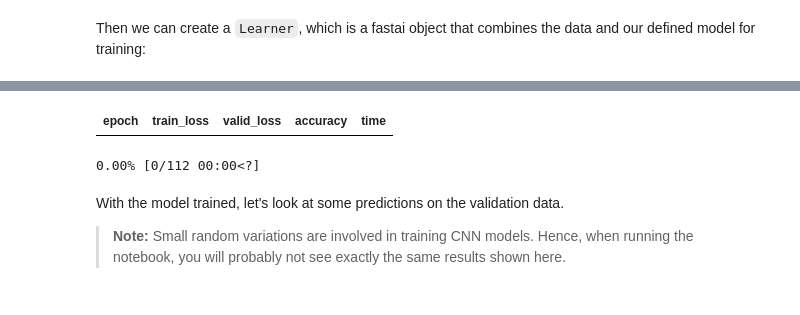
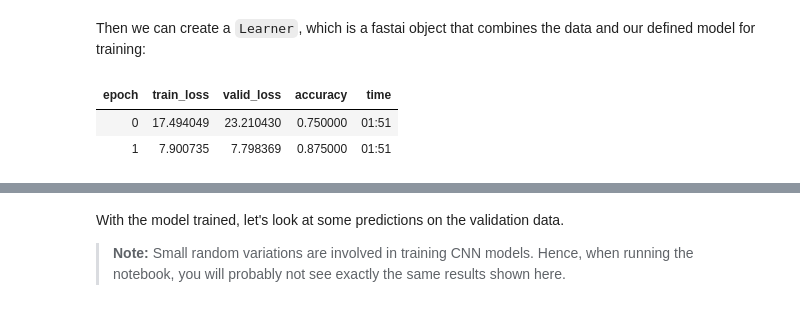
Before and after one commit to arvidl/my_fastMONAI, a Jupyter notebook: nbs/09a_tutorial_classification.ipynb, the cells around one changed output, grey strips where cells are left out. Cells and saved outputs as stored; diff of their text form; code cells hidden in the pictures.

```diff
--- a/nbs/09a_tutorial_classification.ipynb
+++ b/nbs/09a_tutorial_classification.ipynb
@@ -69,5 +69,8 @@ Then we can create a `Learner`, which is a fastai object that combines the data
 learn = Learner(dls, model, metrics=accuracy)
 # %%
 %%time
-learn.fit_one_cycle(1) # (2)
+learn.fit_one_cycle(2)
 # %% [output]
+| epoch | train_loss | valid_loss | accuracy | time |
+| 0 | 17.494049 | 23.210430 | 0.750000 | 01:51 |
+| 1 | 7.900735 | 7.798369 | 0.875000 | 01:51 |
@@ -75,5 +79,3 @@ learn.fit_one_cycle(1) # (2)
-| epoch | train_loss | valid_loss | accuracy | time |
-0.00% [0/112 00:00<?]
 # %% [markdown]
 With the model trained, let's look at some predictions on the validation data.
 
```
Also changed, not shown: parts of 14 cells of this notebook, 1 other file.
